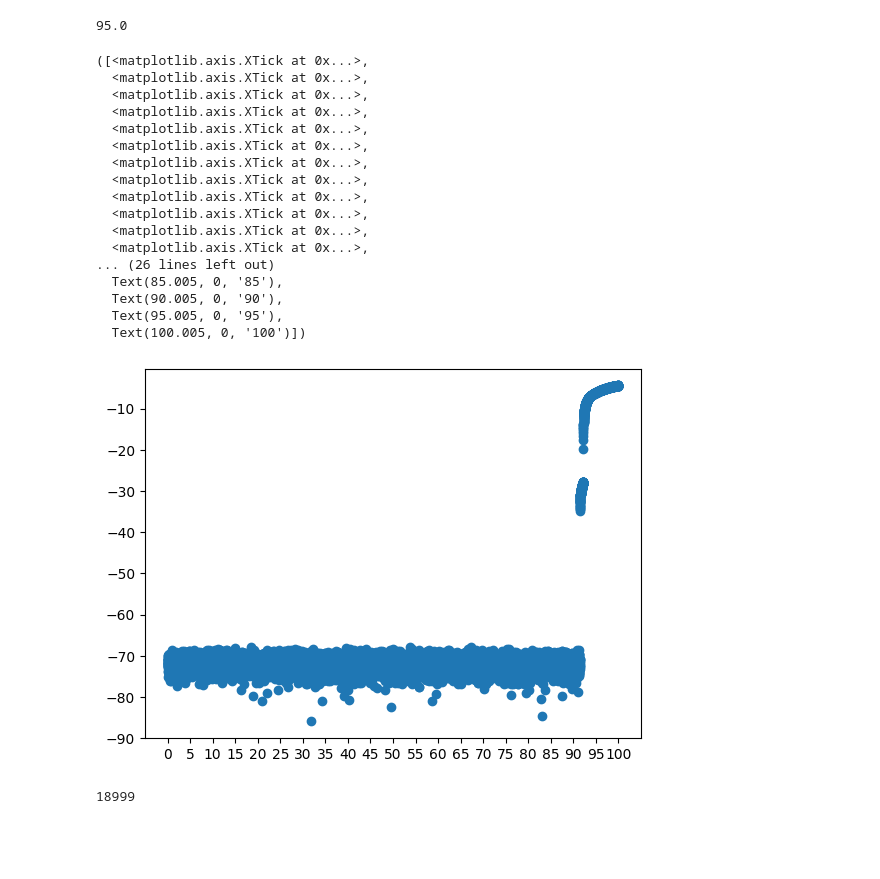
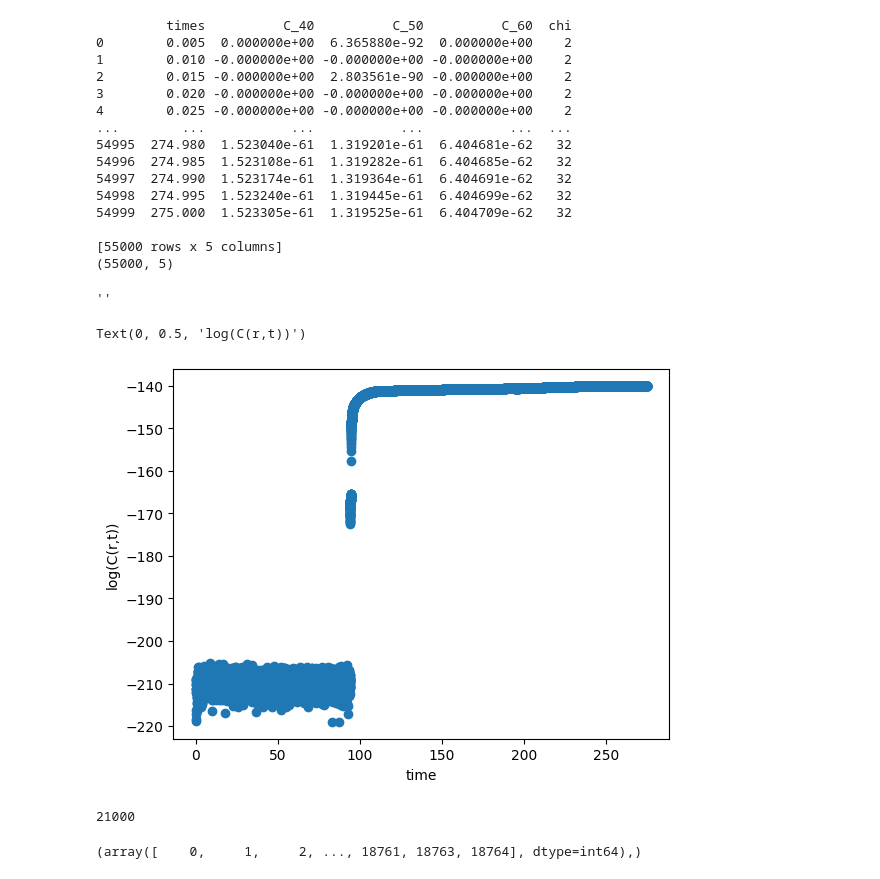
Before and after one commit to raichkel/quantum_scrambling, a Jupyter notebook: src/log_log_py.ipynb, the cells around one changed output. Cells and saved outputs as stored; diff of their text form; code cells hidden in the pictures; blank space fills up the shorter version.

```diff
--- a/src/log_log_py.ipynb
+++ b/src/log_log_py.ipynb
@@ -4,19 +4,23 @@ import numpy as np
 import matplotlib.pyplot as plt
 from scipy.optimize import curve_fit
 # %%
-C_filepath = "C_arr_MF_fixed.csv"
+C_filepath = "short_timestep_data/MF_Ising/C_array_MF.csv"
 #SvN_filepath = "data/XXZ_B_0.005/SvN_array_MF.csv"
 
 df_C = pd.read_csv(C_filepath)
 #df_SvN = pd.read_csv(SvN_filepath)
 # %%
-R = 40 # 23, which corresponds to C_r_t_80 due to bullshit reasons lol
+R = 40
 N = 201
 dt = 0.005
-C_r_t_40 = df_C.to_numpy()
-C_r_t_40 = C_r_t_40[:,0]
-times = np.linspace(0.005,100,num=20000)
-times = times[:-1]
+array = df_C.to_numpy()
+print(df_C)
+print(np.shape(array))
+C_r_t_40 = array[:,1]
+tmax = 275
+#times = np.linspace(dt,tmax,num=int(tmax/dt))
+times = array[:,0]
+#times = times[:-1]
 
 #times = df_C["times"].to_numpy()
 #chi = df_C["chi"].to_numpy()
@@ -32,38 +36,47 @@ times = times[:-1]
 # C_r_t_80 = df_C["C_80"].to_numpy()
 # C_r_t_90 = df_C["C_90"].to_numpy()
 # %% [output]
-95.0
+         times          C_40          C_50          C_60  chi
+0        0.005  0.000000e+00  6.365880e-92  0.000000e+00    2
+1        0.010 -0.000000e+00 -0.000000e+00 -0.000000e+00    2
+2        0.015 -0.000000e+00  2.803561e-90 -0.000000e+00    2
+3        0.020 -0.000000e+00 -0.000000e+00 -0.000000e+00    2
+4        0.025 -0.000000e+00 -0.000000e+00 -0.000000e+00    2
+...        ...           ...           ...           ...  ...
+54995  274.980  1.523040e-61  1.319201e-61  6.404681e-62   32
+54996  274.985  1.523108e-61  1.319282e-61  6.404685e-62   32
+54997  274.990  1.523174e-61  1.319364e-61  6.404691e-62   32
+54998  274.995  1.523240e-61  1.319445e-61  6.404699e-62   32
+54999  275.000  1.523305e-61  1.319525e-61  6.404709e-62   32
+
+[55000 rows x 5 columns]
+(55000, 5)
+''
 # %%
 plt.scatter(times, np.log(C_r_t_40))
-plt.xticks(np.arange(times.min(),times.max()+5,5))
+plt.xlabel("time")
+plt.ylabel("log(C(r,t))")
+#plt.xticks(np.arange(times.min(),times.max()+5,5))
 # %% [output]
-([<matplotlib.axis.XTick at 0x...>,
-  <matplotlib.axis.XTick at 0x...>,
-  <matplotlib.axis.XTick at 0x...>,
-  <matplotlib.axis.XTick at 0x...>,
-  <matplotlib.axis.XTick at 0x...>,
-  <matplotlib.axis.XTick at 0x...>,
-  <matplotlib.axis.XTick at 0x...>,
-  <matplotlib.axis.XTick at 0x...>,
-  <matplotlib.axis.XTick at 0x...>,
-  <matplotlib.axis.XTick at 0x...>,
-  <matplotlib.axis.XTick at 0x...>,
-  <matplotlib.axis.XTick at 0x...>,
-... (26 lines left out)
-  Text(85.005, 0, '85'),
-  Text(90.005, 0, '90'),
-  Text(95.005, 0, '95'),
-  Text(100.005, 0, '100')])
+Text(0, 0.5, 'log(C(r,t))')
-[figure, old version]
+[figure, new version]
 # %%
-t_sat = 95.0
-stop_index = np.where(np.logical_and(times>t_sat-0.00001, times<t_sat + dt))
+t_sat = 105.0
+stop_index = np.where(np.logical_and(times>t_sat, times<t_sat + dt))
 stop_index = int(stop_index[0])
 print(stop_index)
 # %% [output]
-18999
+21000
 # %%
 indices = np.where(C_r_t_40 == 0.0)
-last = indices[-1][-1]
-time_data = np.real(times[last+1:stop_index])
-C_data = np.real(C_r_t_40[last+1:stop_index])
+print(indices)
+if len(indices[0]):
+    last = indices[-1][-1]
+    time_data = np.real(times[last+1:stop_index])
+    C_data = np.real(C_r_t_40[last+1:stop_index])
+
+else:
+    time_data = np.real(times)
+    C_data = np.real(C_r_t_40)
+# %% [output]
+(array([    0,     1,     2, ..., 18761, 18763, 18764], dtype=int64),)
```
Also changed, not shown: parts of 7 cells of this notebook, 18 other files.
